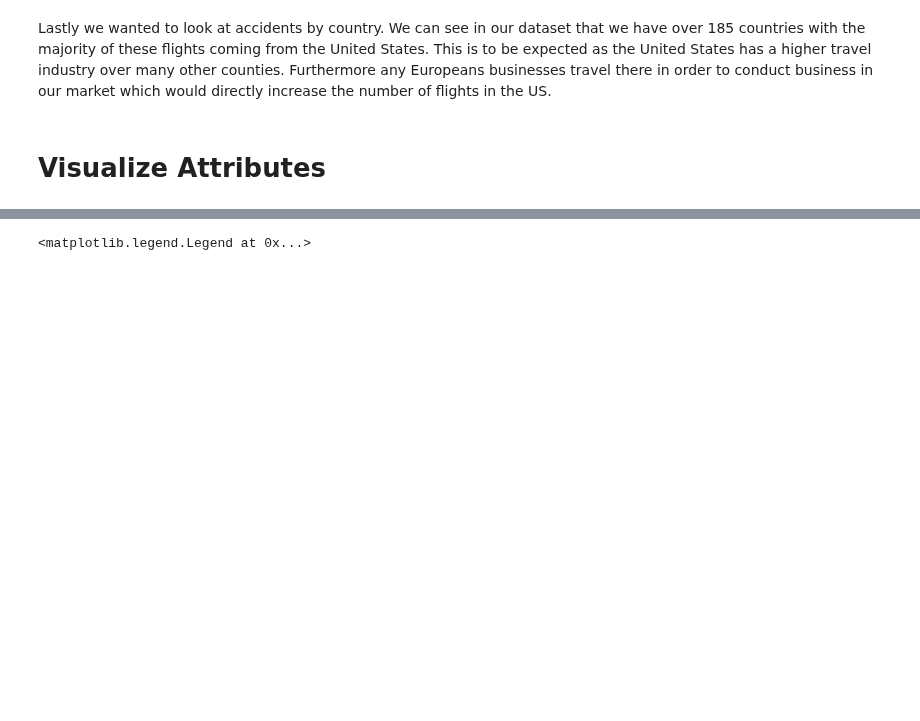
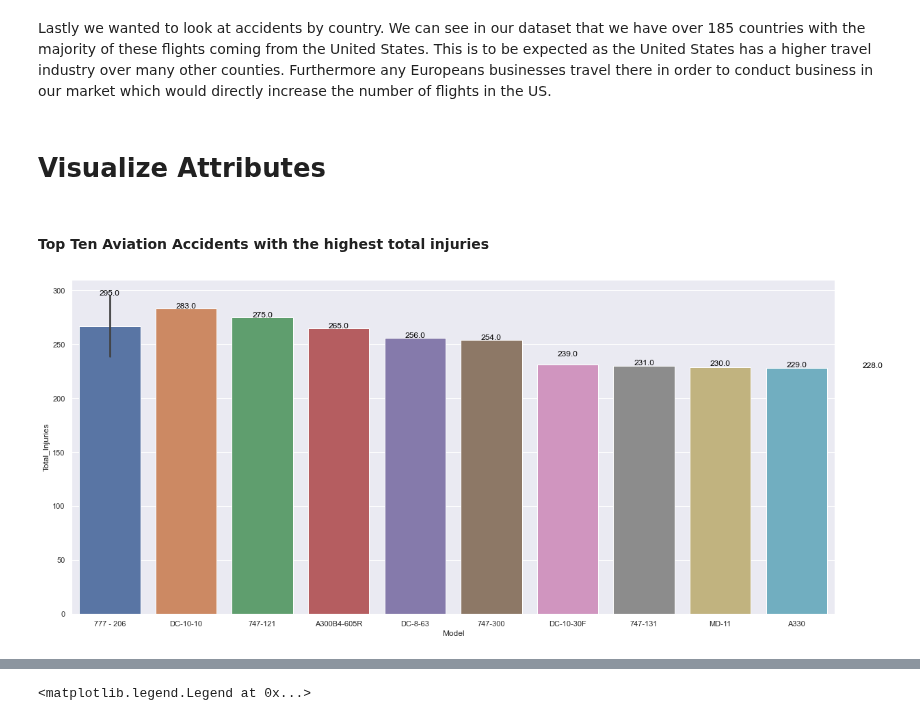
Before and after one commit to sajmera9/MachineLearning1, a Jupyter notebook: Lab 1 - Visualization and Preprocessing .ipynb, the cells around one changed output, grey strips where cells are left out. Drawn from its saved outputs; the diff is of its cells as text; code cells hidden in the pictures; blank space fills up the shorter version.

```diff
--- a/Lab 1 - Visualization and Preprocessing .ipynb
+++ b/Lab 1 - Visualization and Preprocessing .ipynb
@@ -555,3 +539,17 @@ Name: Country, Length: 185, dtype: int64
 Lastly we wanted to look at accidents by country. We can see in our dataset that we have over 185 countries with the majority of these flights coming from the United States. This is to be expected as the United States has a higher travel industry over many other counties. Furthermore any Europeans businesses travel there in order to conduct business in our market which would directly increase the number of flights in the US.
 # %% [markdown]
 # Visualize Attributes
+# %% [markdown]
+#### Top Ten Aviation Accidents with the highest total injuries
+# %%
+totinj_make = rc_aviation.groupby(['Make','Model','Total_Injuries']).sum().reset_index()
+totinj_make
+totinj_make = totinj_make.sort_values(by="Total_Injuries", ascending=False)[:11].reset_index()
+
+g = sns.barplot(x="Model", y="Total_Injuries",data=totinj_make[["Model","Total_Injuries"]]);
+for index, row in totinj_make[["Model","Total_Injuries"]].iterrows():
+    g.text(row.name,row.Total_Injuries, round(row.Total_Injuries,2), color='black', ha="center")
+sns.set(rc={'figure.figsize':(20, 9)})
+plt.show()
+# %% [output]
+[figure, added]
```
Also changed, not shown: parts of 6 cells of this notebook.
